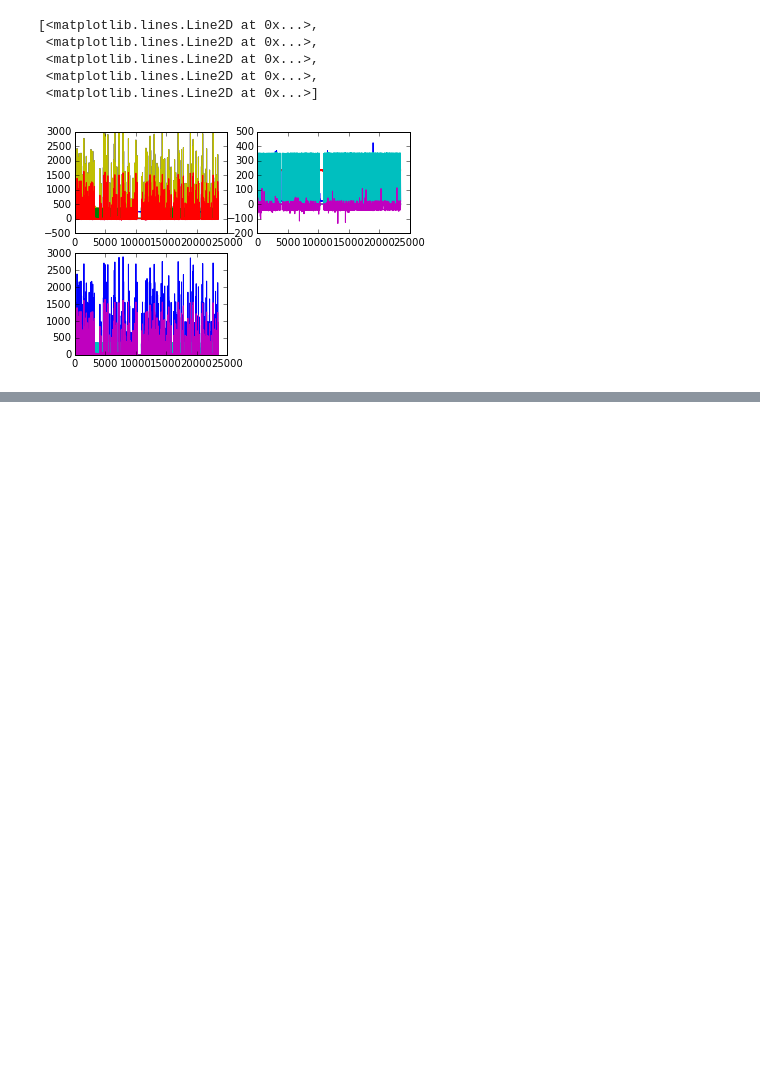
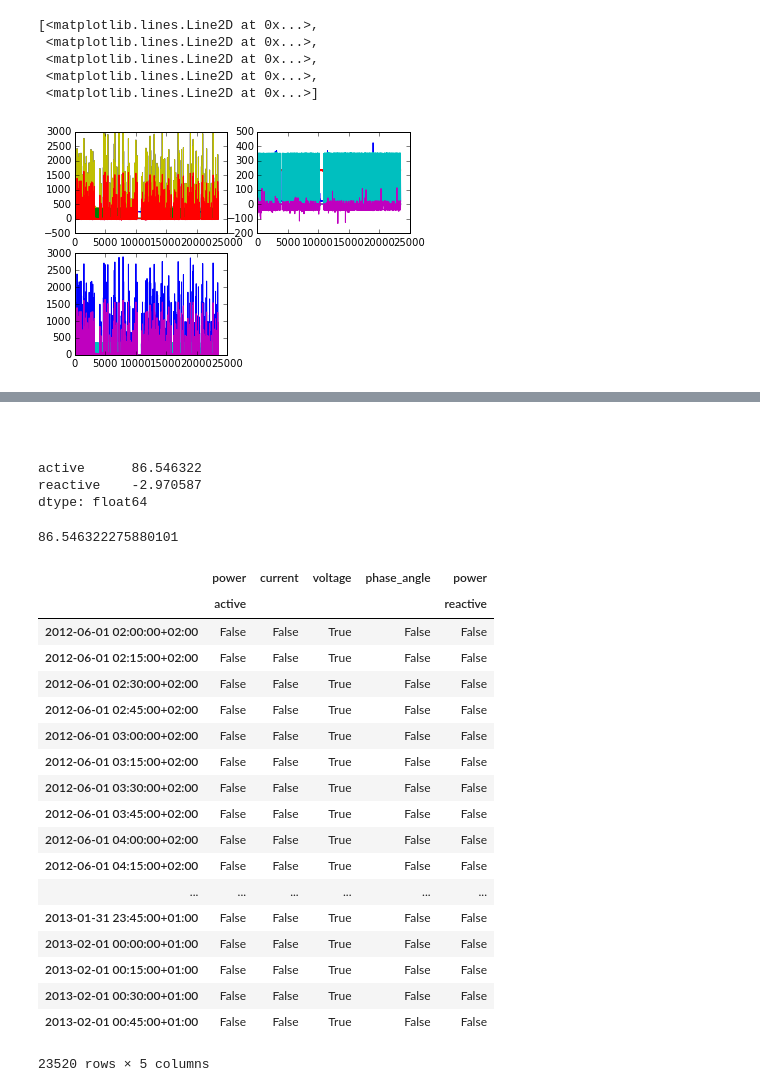
Before and after one commit to nipunbatra/NIOMTK, a Jupyter notebook: docs/Eco.ipynb, the cells around one changed output, grey strips where cells are left out. Drawn from its saved outputs; the diff is of its cells as text; code cells hidden in the pictures; blank space fills up the shorter version.

```diff
--- a/docs/Eco.ipynb
+++ b/docs/Eco.ipynb
@@ -183,0 +312,2 @@ fig
+# %% [markdown]
+######
@@ -183,0 +316,34 @@ fig
+# %%
+threshold1
+# %% [output]
+active      86.546322
+reactive    -2.970587
+dtype: float64
+# %%
+threshold2=mean_df['power']['active'].mean()
+# %%
+threshold2
+# %% [output]
+86.546322275880101
+# %%
+mean_df > threshold2
+# %% [output]
+|  | power | current | voltage | phase_angle | power |
+|  | active |  |  |  | reactive |
+| 2012-06-01 02:00:00+02:00 | False | False | True | False | False |
+| 2012-06-01 02:15:00+02:00 | False | False | True | False | False |
+| 2012-06-01 02:30:00+02:00 | False | False | True | False | False |
+| 2012-06-01 02:45:00+02:00 | False | False | True | False | False |
+| 2012-06-01 03:00:00+02:00 | False | False | True | False | False |
+| 2012-06-01 03:15:00+02:00 | False | False | True | False | False |
+| 2012-06-01 03:30:00+02:00 | False | False | True | False | False |
+| 2012-06-01 03:45:00+02:00 | False | False | True | False | False |
+| 2012-06-01 04:00:00+02:00 | False | False | True | False | False |
+| 2012-06-01 04:15:00+02:00 | False | False | True | False | False |
+| ... | ... | ... | ... | ... | ... |
+| 2013-01-31 23:45:00+01:00 | False | False | True | False | False |
+| 2013-02-01 00:00:00+01:00 | False | False | True | False | False |
+| 2013-02-01 00:15:00+01:00 | False | False | True | False | False |
+| 2013-02-01 00:30:00+01:00 | False | False | True | False | False |
+| 2013-02-01 00:45:00+01:00 | False | False | True | False | False |
+23520 rows × 5 columns
```
Also changed, not shown: parts of 31 cells of this notebook.
